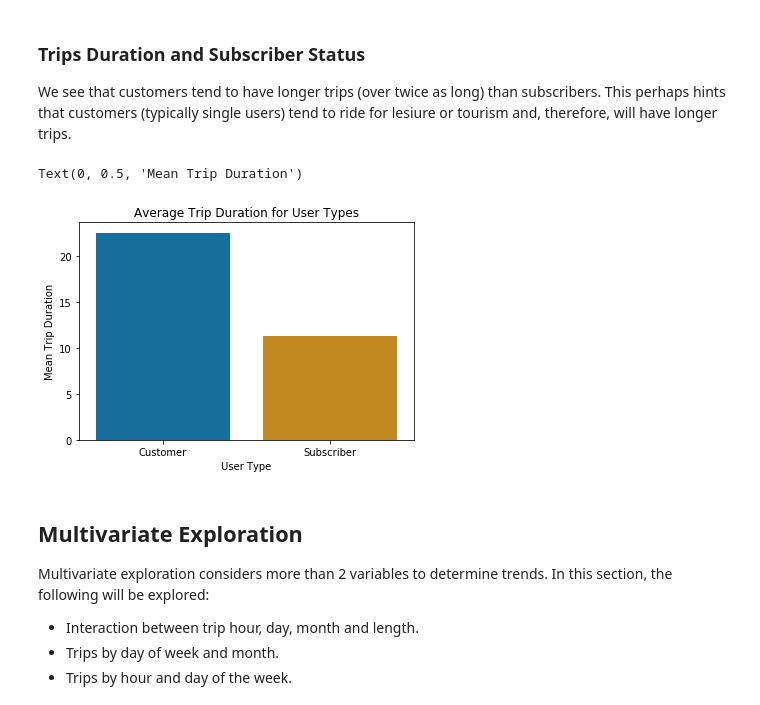
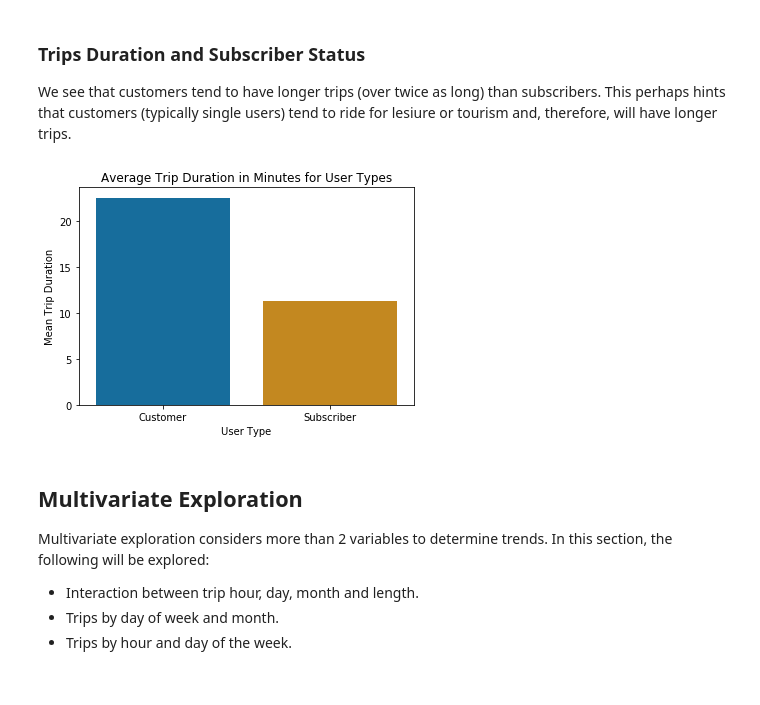
Before and after one commit to Deveorac/Bike_data_analysis, a Jupyter notebook: slide_deck.ipynb, the cells around one changed output. Drawn from its saved outputs; the diff is of its cells as text; code cells hidden in the pictures.

```diff
--- a/slide_deck.ipynb
+++ b/slide_deck.ipynb
@@ -215,13 +206,12 @@ We see that customers tend to have longer trips (over twice as long) than subscr
 # %%
 sub_type = bike_data_master.groupby('user_type').mean()
 sb.barplot(x=sub_type.index, y=sub_type.minutes, palette='colorblind')
 
-plt.title("Average Trip Duration for User Types")
+plt.title("Average Trip Duration in Minutes for User Types")
 plt.xlabel("User Type")
-plt.ylabel("Mean Trip Duration")
+plt.ylabel("Mean Trip Duration");
 # %% [output]
-Text(0, 0.5, 'Mean Trip Duration')
-[figure, old version]
+[figure, new version]
 # %% [markdown]
 ## Multivariate Exploration
 
```
Also changed, not shown: parts of 14 cells of this notebook, 1 other file.
